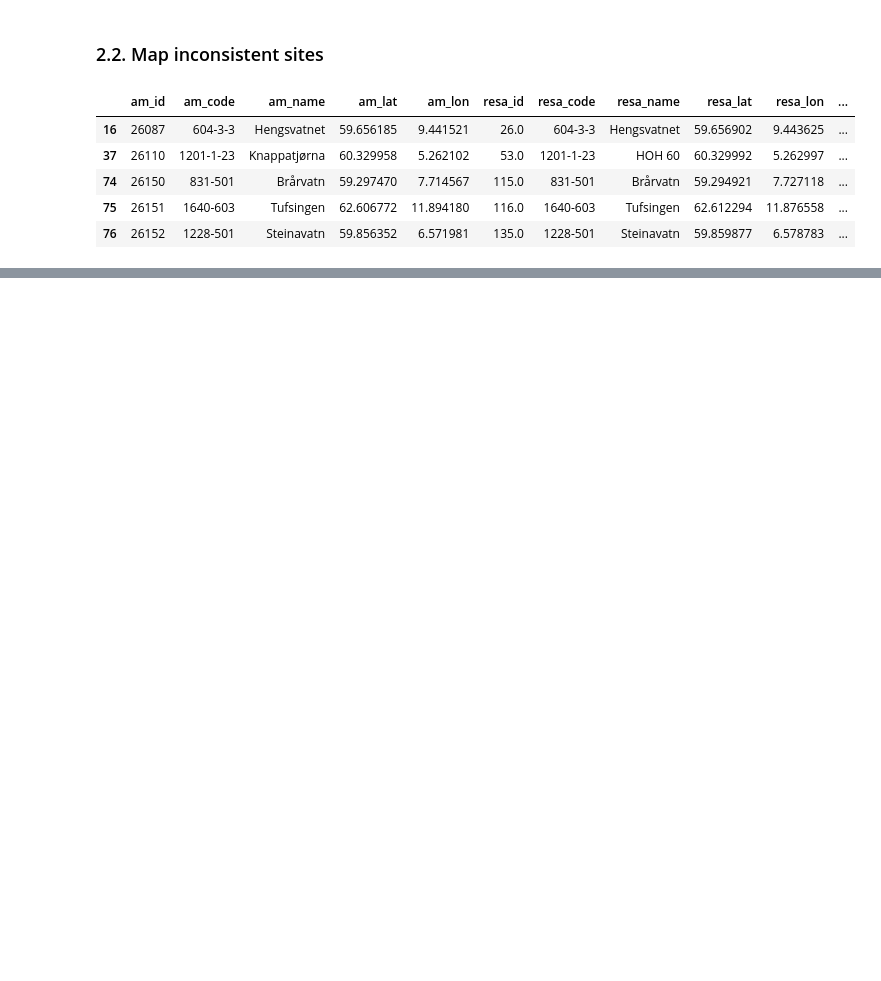
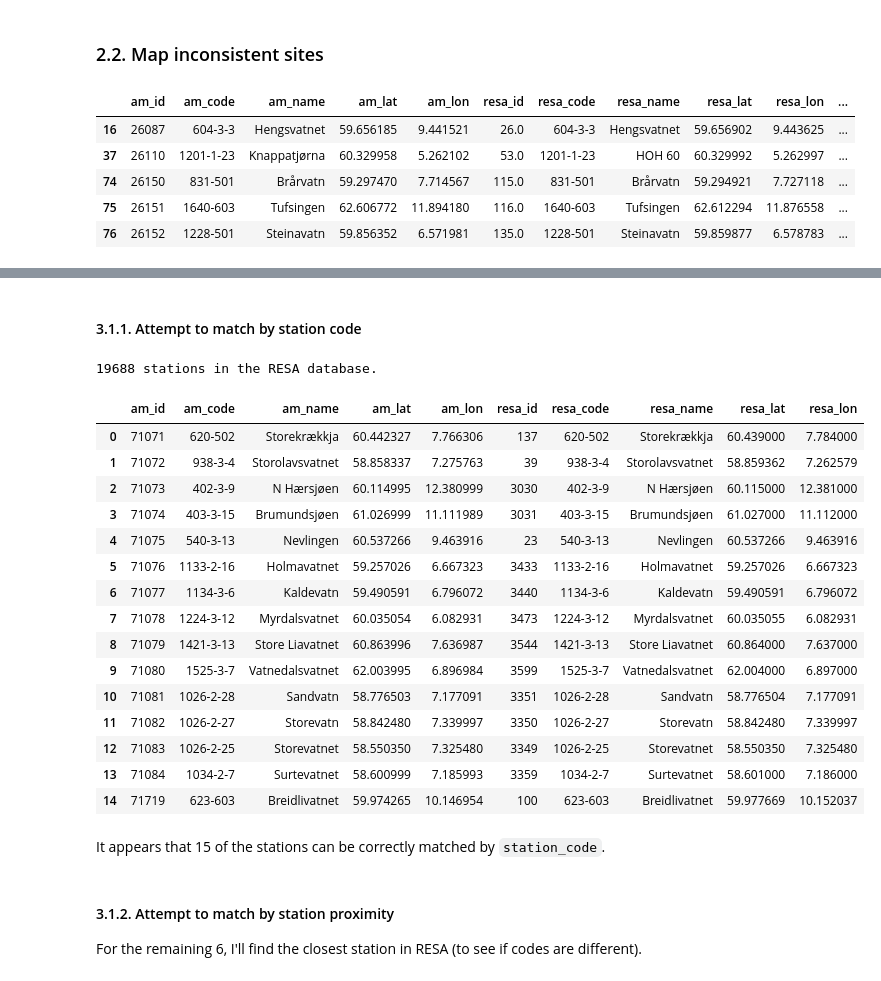
Before and after one commit to JamesSample/1000_lakes_2019, a Jupyter notebook: 01_link_to_resa.ipynb, the cells around one changed output, grey strips where cells are left out. Saved outputs shown, nothing was run; the diff lists cells and outputs as text; code cells hidden in the pictures; blank space fills up the shorter version.

```diff
--- a/01_link_to_resa.ipynb
+++ b/01_link_to_resa.ipynb
@@ -321,0 +323,6 @@ err_df.query('am_code =="402-1-28"')
+# %%
+# Get stations that need linking
+nolink_df = df[df["resa_id"].isna()]
+nolink_df = nolink_df[["am_id", "am_code", "am_name", "am_lat", "am_lon"]]
+print(len(nolink_df), "stations in AM are not yet linked to RESA.")
+nolink_df
@@ -321,0 +348,43 @@ err_df.query('am_code =="402-1-28"')
+# %% [markdown]
+#### 3.1.1. Attempt to match by station code
+# %%
+# Get all stations in RESA
+resa_df = nivapy.da.select_resa_stations(eng)
+resa_df = resa_df[
+    ["station_id", "station_code", "station_name", "latitude", "longitude"]
+]
+resa_df.columns = ["resa_id", "resa_code", "resa_name", "resa_lat", "resa_lon"]
+
+# Try linking by codes
+nolink_codes = list(nolink_df["am_code"].unique())
+inresa_df = resa_df.query("resa_code in @nolink_codes")
+
+inresa_df = pd.merge(
+    nolink_df, inresa_df, how="inner", left_on="am_code", right_on="resa_code"
+)
+
+inresa_df
+# %% [output]
+19688 stations in the RESA database.
+|  | am_id | am_code | am_name | am_lat | am_lon | resa_id | resa_code | resa_name | resa_lat | resa_lon |
+| 0 | 71071 | 620-502 | Storekrækkja | 60.442327 | 7.766306 | 137 | 620-502 | Storekrækkja | 60.439000 | 7.784000 |
+| 1 | 71072 | 938-3-4 | Storolavsvatnet | 58.858337 | 7.275763 | 39 | 938-3-4 | Storolavsvatnet | 58.859362 | 7.262579 |
+| 2 | 71073 | 402-3-9 | N Hærsjøen | 60.114995 | 12.380999 | 3030 | 402-3-9 | N Hærsjøen | 60.115000 | 12.381000 |
+| 3 | 71074 | 403-3-15 | Brumundsjøen | 61.026999 | 11.111989 | 3031 | 403-3-15 | Brumundsjøen | 61.027000 | 11.112000 |
+| 4 | 71075 | 540-3-13 | Nevlingen | 60.537266 | 9.463916 | 23 | 540-3-13 | Nevlingen | 60.537266 | 9.463916 |
+| 5 | 71076 | 1133-2-16 | Holmavatnet | 59.257026 | 6.667323 | 3433 | 1133-2-16 | Holmavatnet | 59.257026 | 6.667323 |
+| 6 | 71077 | 1134-3-6 | Kaldevatn | 59.490591 | 6.796072 | 3440 | 1134-3-6 | Kaldevatn | 59.490591 | 6.796072 |
+| 7 | 71078 | 1224-3-12 | Myrdalsvatnet | 60.035054 | 6.082931 | 3473 | 1224-3-12 | Myrdalsvatnet | 60.035055 | 6.082931 |
+| 8 | 71079 | 1421-3-13 | Store Liavatnet | 60.863996 | 7.636987 | 3544 | 1421-3-13 | Store Liavatnet | 60.864000 | 7.637000 |
+| 9 | 71080 | 1525-3-7 | Vatnedalsvatnet | 62.003995 | 6.896984 | 3599 | 1525-3-7 | Vatnedalsvatnet | 62.004000 | 6.897000 |
+| 10 | 71081 | 1026-2-28 | Sandvatn | 58.776503 | 7.177091 | 3351 | 1026-2-28 | Sandvatn | 58.776504 | 7.177091 |
+| 11 | 71082 | 1026-2-27 | Storevatn | 58.842480 | 7.339997 | 3350 | 1026-2-27 | Storevatn | 58.842480 | 7.339997 |
+| 12 | 71083 | 1026-2-25 | Storevatnet | 58.550350 | 7.325480 | 3349 | 1026-2-25 | Storevatnet | 58.550350 | 7.325480 |
+| 13 | 71084 | 1034-2-7 | Surtevatnet | 58.600999 | 7.185993 | 3359 | 1034-2-7 | Surtevatnet | 58.601000 | 7.186000 |
+| 14 | 71719 | 623-603 | Breidlivatnet | 59.974265 | 10.146954 | 100 | 623-603 | Breidlivatnet | 59.977669 | 10.152037 |
+# %% [markdown]
+It appears that 15 of the stations can be correctly matched by `station_code`.
+# %% [markdown]
+#### 3.1.2. Attempt to match by station proximity
+
+For the remaining 6, I'll find the closest station in RESA (to see if codes are different).
```
Also changed, not shown: parts of 32 cells of this notebook, 3 other files.
